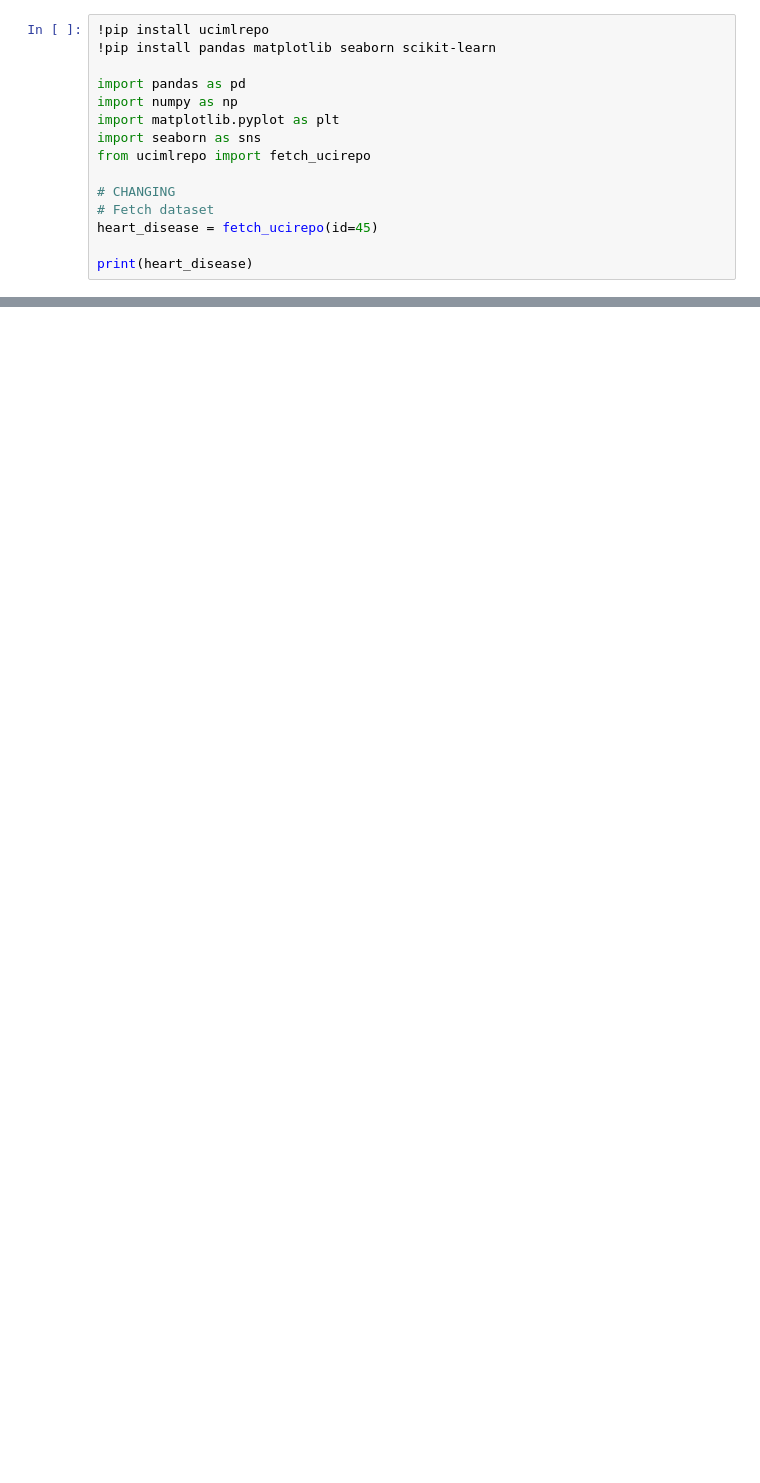
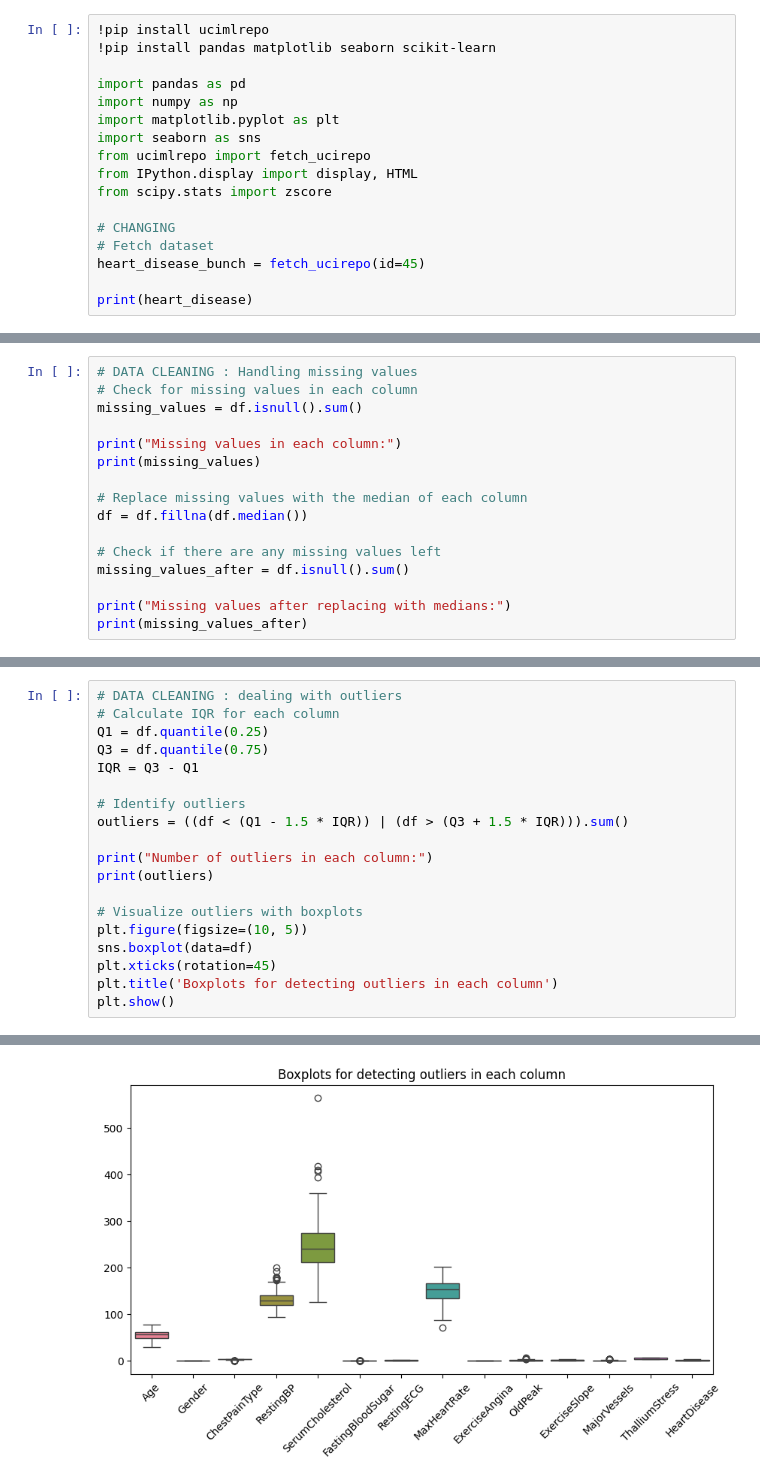
Before and after one commit to Brynlai/DataScienceHeartDiseaseAssignment, a Jupyter notebook: DataScienceAssignment.ipynb, the cells around one changed output, grey strips where cells are left out. Cells and saved outputs as stored; diff of their text form; blank space fills up the shorter version.

```diff
--- a/DataScienceAssignment.ipynb
+++ b/DataScienceAssignment.ipynb
@@ -9,10 +9,12 @@ import numpy as np
 import matplotlib.pyplot as plt
 import seaborn as sns
 from ucimlrepo import fetch_ucirepo
+from IPython.display import display, HTML
+from scipy.stats import zscore
 
 # CHANGING
 # Fetch dataset
-heart_disease = fetch_ucirepo(id=45)
+heart_disease_bunch = fetch_ucirepo(id=45)
 
 print(heart_disease)
 # %% [output]
@@ -161,0 +179,16 @@ max                7.000000                      NaN
+# %%
+# DATA CLEANING : Handling missing values
+# Check for missing values in each column
+missing_values = df.isnull().sum()
+
+print("Missing values in each column:")
+print(missing_values)
+
+# Replace missing values with the median of each column
+df = df.fillna(df.median())
+
+# Check if there are any missing values left
+missing_values_after = df.isnull().sum()
+
+print("Missing values after replacing with medians:")
+print(missing_values_after)
@@ -161,0 +213,20 @@ max                7.000000                      NaN
+# %%
+# DATA CLEANING : dealing with outliers
+# Calculate IQR for each column
+Q1 = df.quantile(0.25)
+Q3 = df.quantile(0.75)
+IQR = Q3 - Q1
+
+# Identify outliers
+outliers = ((df < (Q1 - 1.5 * IQR)) | (df > (Q3 + 1.5 * IQR))).sum()
+
+print("Number of outliers in each column:")
+print(outliers)
+
+# Visualize outliers with boxplots
+plt.figure(figsize=(10, 5))
+sns.boxplot(data=df)
+plt.xticks(rotation=45)
+plt.title('Boxplots for detecting outliers in each column')
+plt.show()
+# %% [output]
@@ -161,0 +249 @@ max                7.000000                      NaN
+[figure, added]
```
Also changed, not shown: parts of 14 cells of this notebook.
